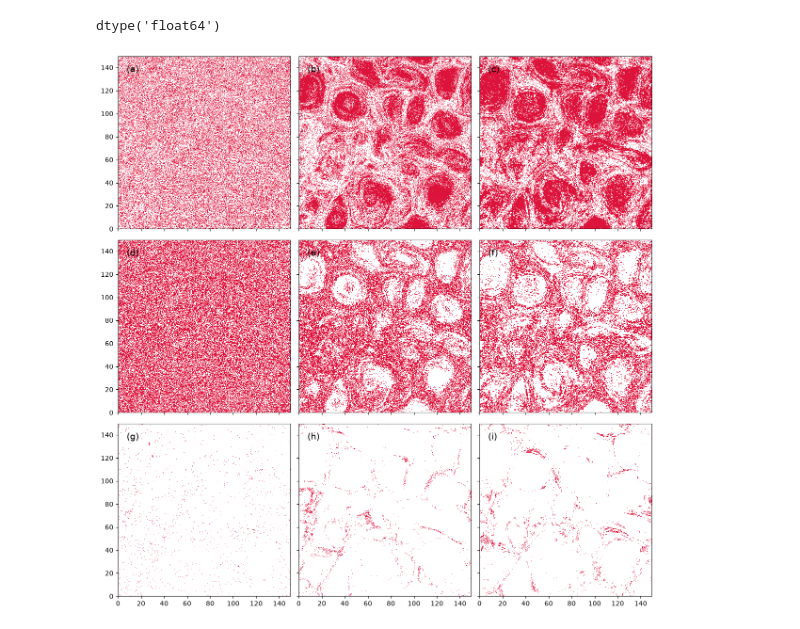
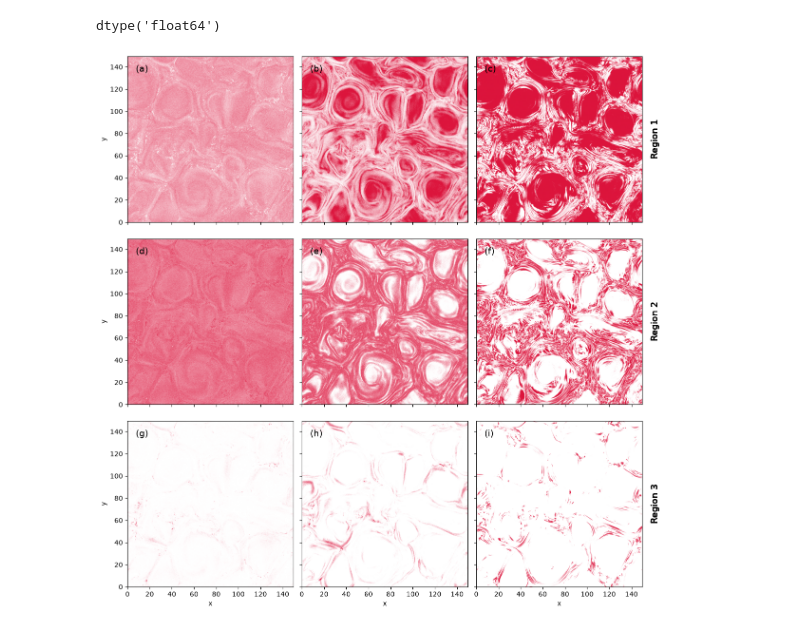
Before and after one commit to jgoodwill1/turbos, a Jupyter notebook: projects/scale_filter/nbs/SF_region.ipynb, the cells around one changed output. Drawn from its saved outputs; the diff is of its cells as text; code cells hidden in the pictures.

```diff
--- a/projects/scale_filter/nbs/SF_region.ipynb
+++ b/projects/scale_filter/nbs/SF_region.ipynb
@@ -37,17 +21,19 @@ Data variables:
 # %%
 from turbos.filter import kfilter
-# ds['Pe'] = kfilter(ds['Pe'], 13)
-# ds['ue'] = kfilter(ds['ue'], 13)
-# ds['Pi'] = kfilter(ds['Pi'], 13)
-# ds['ui'] = kfilter(ds['ui'], 13)
 
-for name, da in ds.data_vars.items():
+kfil = 100
+ds['Pe'] = kfilter(ds['Pe'], kfil)
+ds['ue'] = kfilter(ds['ne'] * ds['ue'], kfil)/ kfilter(ds['ne'], kfil)
+ds['Pi'] = kfilter(ds['Pi'], kfil)
+ds['ui'] = kfilter(ds['ni'] * ds['ui'], kfil)/ kfilter(ds['ni'], kfil)
 
-    if {"x", "y"}.issubset(da.dims):
-        ds[name] = kfilter(
-            da,
-            kcut=20,
-        )
+# for name, da in ds.data_vars.items():
+
+#     if {"x", "y"}.issubset(da.dims):
+#         ds[name] = kfilter(
+#             da,
+#             kcut=20,
+#         )
 # %%
 from turbos.pressure_strain import pressure_strain
 PSe = pressure_strain(ds['Pe'], ds['ue'])
@@ -112,27 +98,39 @@ dtype('float64')
 # %%
 fig, ax = plt.subplots(3, 3, figsize=(12, 12), sharex=True, sharey=True)
 
 for row in range(3):
     for col in range(3):
         ax[row, col].set_box_aspect(1)
-        ax[row, col].imshow(masked_data[row, col], interpolation = 'nearest', extent = (ds.x[0], ds.x[-1], ds.y[0], ds.y[-1]), cmap=cmap, vmin=0, vmax=1)
+        ax[row, col].imshow(masked_data[row, col], extent = (ds.x[0], ds.x[-1], ds.y[0], ds.y[-1]), cmap=cmap, vmin=0, vmax=1)
 
         # masked_data[row, col].plot(
         #     ax=ax[row, col],
         #     cmap=cmap,
         #     vmin=0, vmax=1,
         #     add_colorbar=False,
         # )
 
         ax[row, col].text(
             0.05, 0.95, f'({chr(97 + row * 3 + col)})',
             transform=ax[row, col].transAxes,
             ha='left', va='top',
             fontsize=14,
         )
 
-        ax[row, -1].set_ylabel(f'Region {row + 1}\ny')
+        for i, region in enumerate(["Region 1", "Region 2", "Region 3"]):
+            ax[i, -1].text(
+                1.05, 0.5, region,
+                transform=ax[i, -1].transAxes,
+                rotation=90,
+                va="center",
+                ha="left",
+                fontsize=14
+            )
+
+        ax[row, 0].set_ylabel('y')
+        ax[-1, col].set_xlabel('x')
 
 plt.tight_layout()
+fig.savefig('../fig/SF_region_t.png')
 # %% [output]
-[figure, old version]
+[figure, new version]
```
Also changed, not shown: parts of 2 cells of this notebook, 16 other files.
